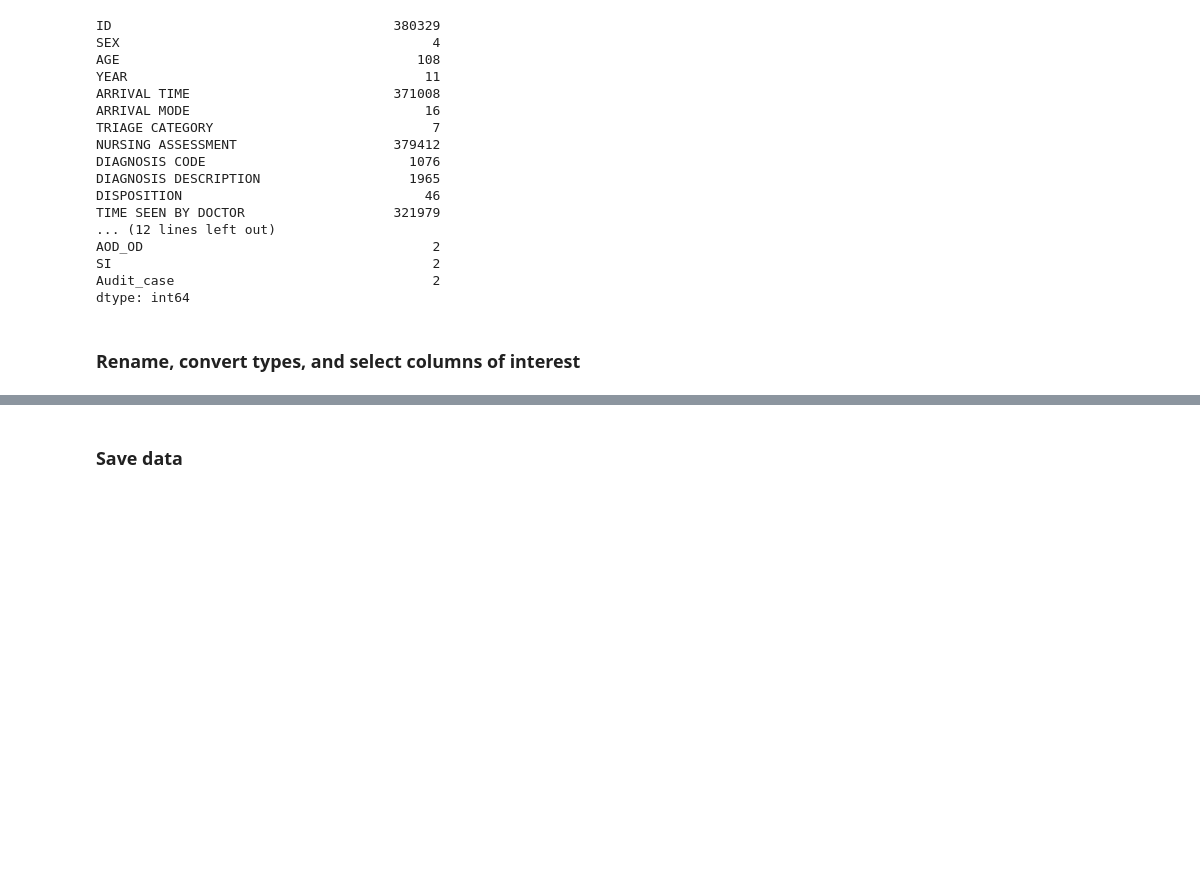
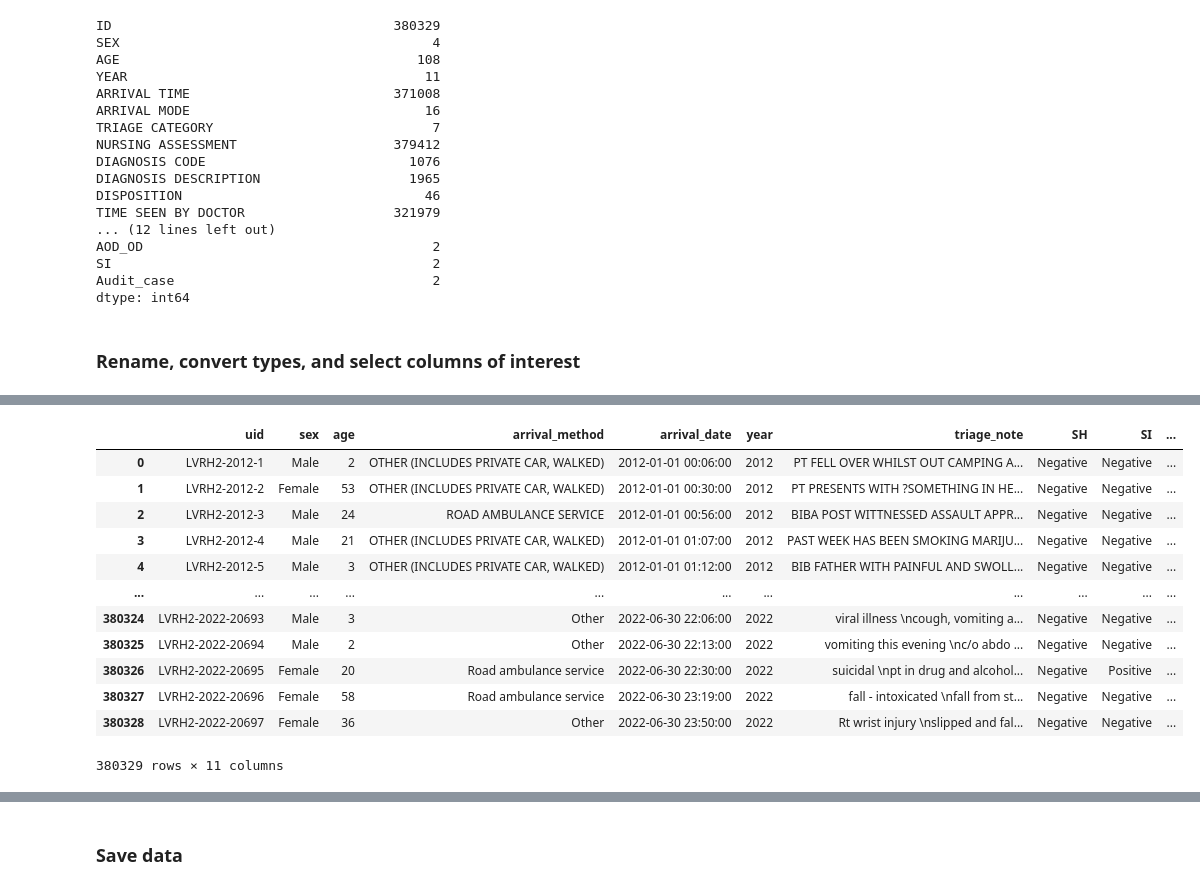
Before and after one commit to vlada-rozova/self-harm-triage-notes, a Jupyter notebook: notebooks/1a-harmonise-datasets.ipynb, the cells around one changed output, grey strips where cells are left out. Drawn from its saved outputs; the diff is of its cells as text; code cells hidden in the pictures; blank space fills up the shorter version.

```diff
--- a/notebooks/1a-harmonise-datasets.ipynb
+++ b/notebooks/1a-harmonise-datasets.ipynb
@@ -381,7 +420,7 @@ ___
 ### Data extract: Q1 2012 - Q2 2022
 # %%
 # Load data
-df1 = pd.read_excel(raw_data_dir / "LVRH MASTER_Q1 2012 - Q2 2022 v2 - DEIDENT.xlsx")
+df1 = pd.read_excel(lvrh_raw_data_path)
 print(df1.shape)
 df1.head()
 # %% [output]
@@ -502,14 +526,29 @@ Name: arrival_date, Length: 380329, dtype: datetime64[ns]
 # %%
 # Change types
 df1.arrival_date = pd.to_datetime(df1.arrival_date)
 df1.year = df1.year.astype(int)
-df1.SH = df1.SH.astype(int)
-df1.SI = df1.SI.astype(int)
-df1.AOD_OD = df1.AOD_OD.astype(int)
+df1.SH = map_and_categorize(df1.SH, get_mapping())
+df1.SI = map_and_categorize(df1.SI, get_mapping())
+df1.AOD_OD = map_and_categorize(df1.AOD_OD, get_mapping())
 
 
 # Select columns
 df1 = df1[['uid', 'sex', 'age', 'arrival_method',
            'arrival_date', 'year',
-           'triage_note', 'SH', 'SI', 'AOD_OD', 'audit_case']]
+           'triage_note', 'SH', 'SI', 'AOD_OD', 'audit_case']].copy()
+df1
+# %% [output]
+|  | uid | sex | age | arrival_method | arrival_date | year | triage_note | SH | SI | ... |
+| 0 | LVRH2-2012-1 | Male | 2 | OTHER (INCLUDES PRIVATE CAR, WALKED) | 2012-01-01 00:06:00 | 2012 | PT FELL OVER WHILST OUT CAMPING A... | Negative | Negative | ... |
+| 1 | LVRH2-2012-2 | Female | 53 | OTHER (INCLUDES PRIVATE CAR, WALKED) | 2012-01-01 00:30:00 | 2012 | PT PRESENTS WITH ?SOMETHING IN HE... | Negative | Negative | ... |
+| 2 | LVRH2-2012-3 | Male | 24 | ROAD AMBULANCE SERVICE | 2012-01-01 00:56:00 | 2012 | BIBA POST WITTNESSED ASSAULT APPR... | Negative | Negative | ... |
+| 3 | LVRH2-2012-4 | Male | 21 | OTHER (INCLUDES PRIVATE CAR, WALKED) | 2012-01-01 01:07:00 | 2012 | PAST WEEK HAS BEEN SMOKING MARIJU... | Negative | Negative | ... |
+| 4 | LVRH2-2012-5 | Male | 3 | OTHER (INCLUDES PRIVATE CAR, WALKED) | 2012-01-01 01:12:00 | 2012 | BIB FATHER WITH PAINFUL AND SWOLL... | Negative | Negative | ... |
+| ... | ... | ... | ... | ... | ... | ... | ... | ... | ... | ... |
+| 380324 | LVRH2-2022-20693 | Male | 3 | Other | 2022-06-30 22:06:00 | 2022 | viral illness \ncough, vomiting a... | Negative | Negative | ... |
+| 380325 | LVRH2-2022-20694 | Male | 2 | Other | 2022-06-30 22:13:00 | 2022 | vomiting this evening \nc/o abdo ... | Negative | Negative | ... |
+| 380326 | LVRH2-2022-20695 | Female | 20 | Road ambulance service | 2022-06-30 22:30:00 | 2022 | suicidal \npt in drug and alcohol... | Negative | Positive | ... |
+| 380327 | LVRH2-2022-20696 | Female | 58 | Road ambulance service | 2022-06-30 23:19:00 | 2022 | fall - intoxicated \nfall from st... | Negative | Negative | ... |
+| 380328 | LVRH2-2022-20697 | Female | 36 | Other | 2022-06-30 23:50:00 | 2022 | Rt wrist injury \nslipped and fal... | Negative | Negative | ... |
+380329 rows × 11 columns
 # %%
```
Also changed, not shown: parts of 14 cells of this notebook.
